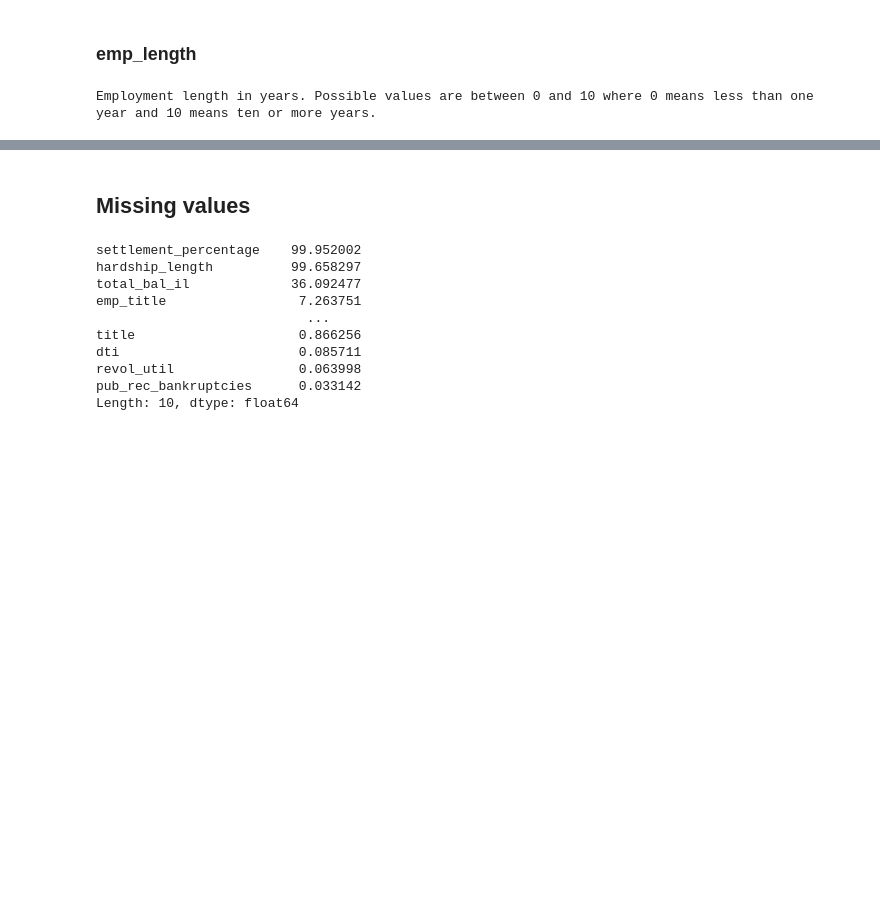
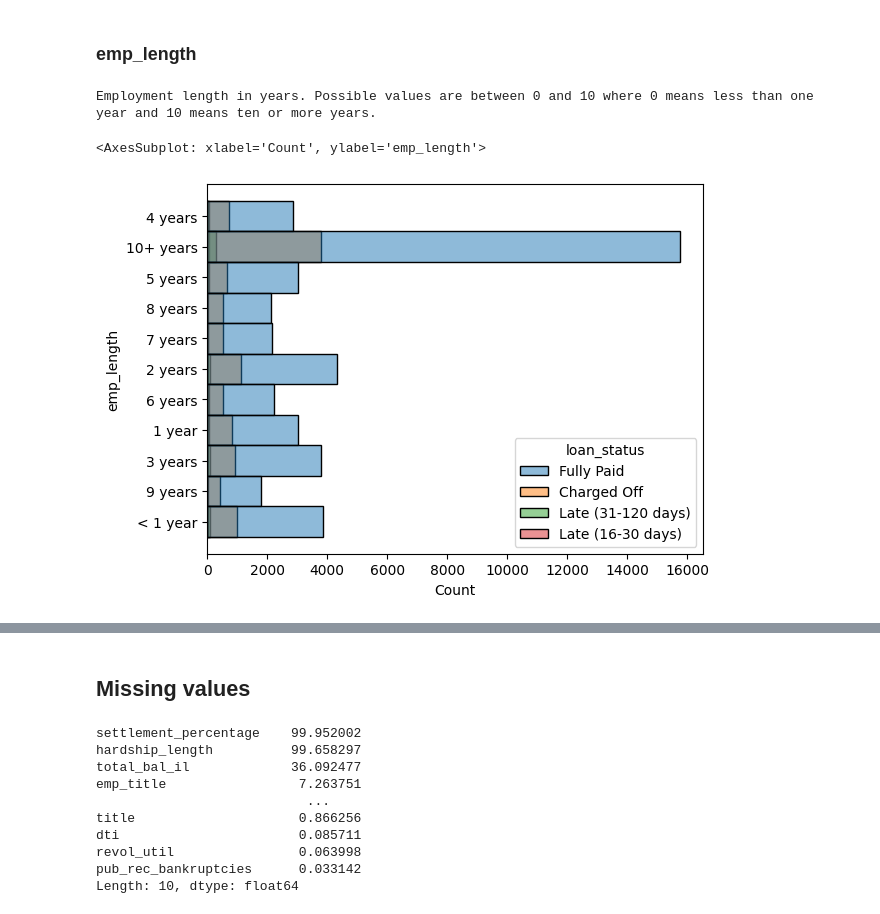
Before and after one commit to Alex1iv/Loan_repayment, a Jupyter notebook: notebooks/Loan_repayment.ipynb, the cells around one changed output, grey strips where cells are left out. Cells and saved outputs as stored; diff of their text form; code cells hidden in the pictures; blank space fills up the shorter version.

Commit message:
add employment length

```diff
--- a/notebooks/Loan_repayment.ipynb
+++ b/notebooks/Loan_repayment.ipynb
@@ -278,3 +271,8 @@ Customers fully pay short-term loans more ofter, than long-term.
 get_descr('emp_length')
 # %% [output]
 Employment length in years. Possible values are between 0 and 10 where 0 means less than one year and 10 means ten or more years.
+# %%
+sns.histplot(data=data, y='emp_length', hue = 'loan_status')
+# %% [output]
+<AxesSubplot: xlabel='Count', ylabel='emp_length'>
+[figure, added]
```
Also changed, not shown: parts of 6 cells of this notebook.
